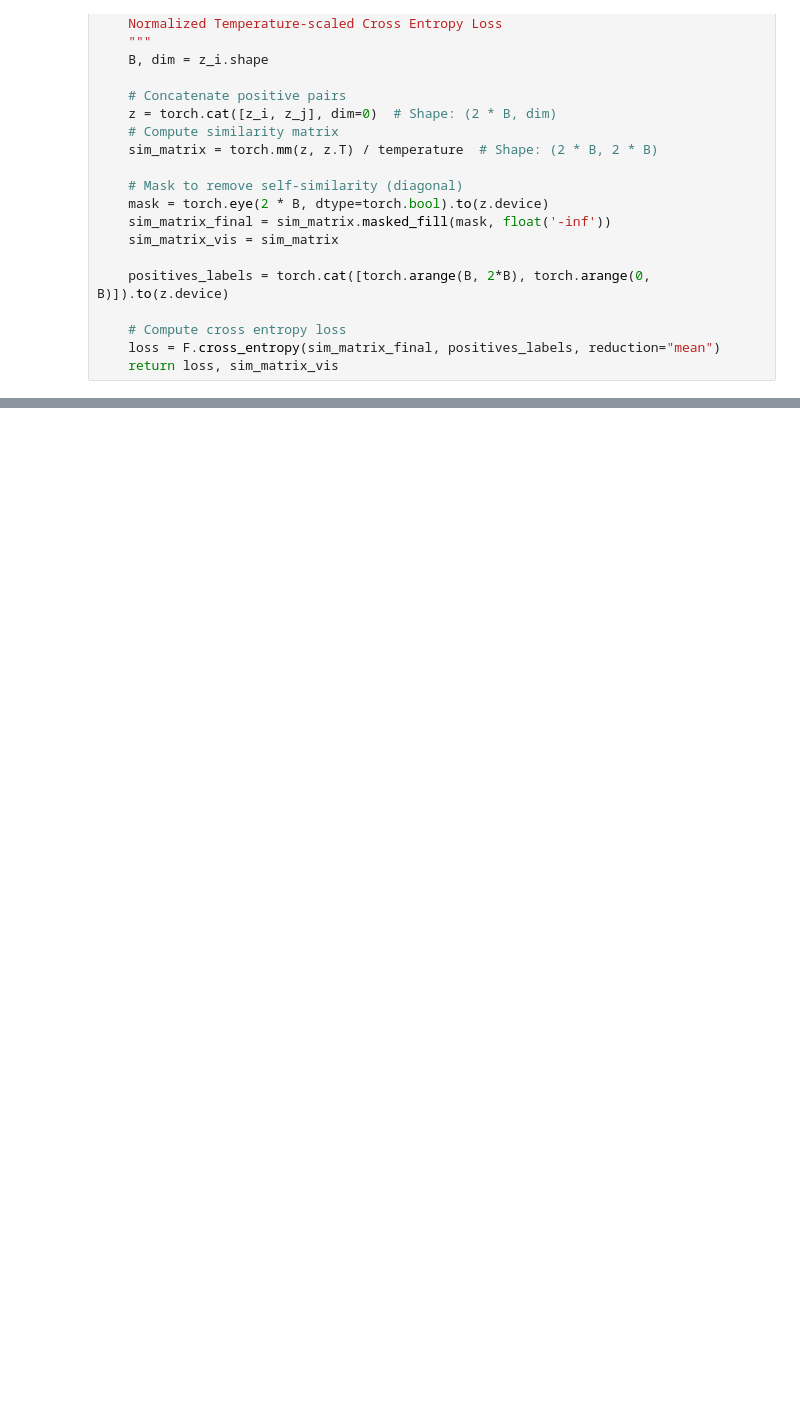
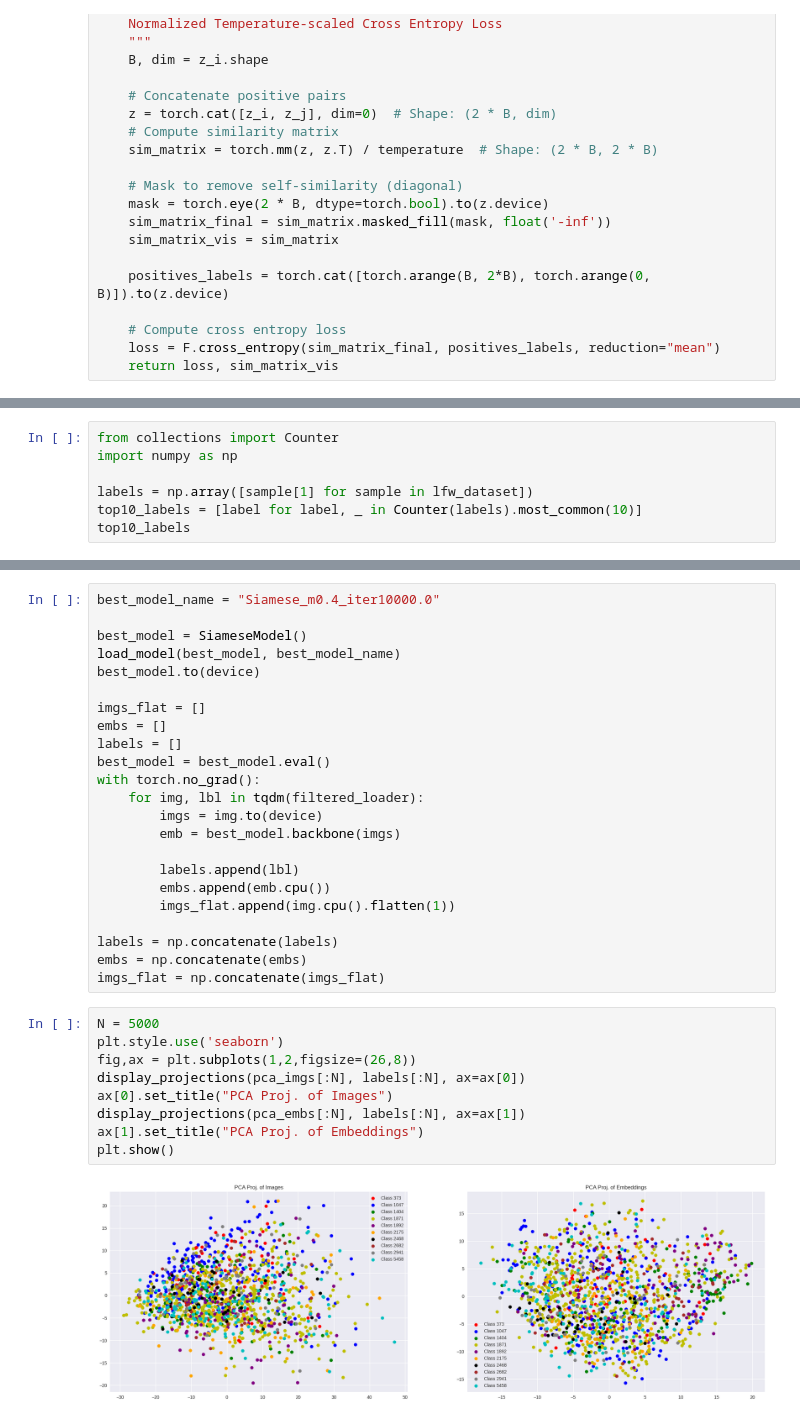
Before and after one commit to kel16/CudaLabTasksSS25, a Jupyter notebook: Session6/Solution6.ipynb, the cells around one changed output, grey strips where cells are left out. Cells and saved outputs as stored; diff of their text form; blank space fills up the shorter version.

Commit message:
SimCLR model training, comparison, extra point

```diff
--- a/Session6/Solution6.ipynb
+++ b/Session6/Solution6.ipynb
@@ -367,0 +409,7 @@ Epoch 5 complete. Average Loss: 4.1204
+# %%
+from collections import Counter
+import numpy as np
+
+labels = np.array([sample[1] for sample in lfw_dataset])
+top10_labels = [label for label, _ in Counter(labels).most_common(10)]
+top10_labels
@@ -367,0 +440,34 @@ Epoch 5 complete. Average Loss: 4.1204
+# %%
+best_model_name = "Siamese_m0.4_iter10000.0"
+
+best_model = SiameseModel()
+load_model(best_model, best_model_name)
+best_model.to(device)
+
+imgs_flat = []
+embs = []
+labels = []
+best_model = best_model.eval()
+with torch.no_grad():
+    for img, lbl in tqdm(filtered_loader):
+        imgs = img.to(device)
+        emb = best_model.backbone(imgs)
+
+        labels.append(lbl)
+        embs.append(emb.cpu())
+        imgs_flat.append(img.cpu().flatten(1))
+
+labels = np.concatenate(labels)
+embs = np.concatenate(embs)
+imgs_flat = np.concatenate(imgs_flat)
+# %%
+N = 5000
+plt.style.use('seaborn')
+fig,ax = plt.subplots(1,2,figsize=(26,8))
+display_projections(pca_imgs[:N], labels[:N], ax=ax[0])
+ax[0].set_title("PCA Proj. of Images")
+display_projections(pca_embs[:N], labels[:N], ax=ax[1])
+ax[1].set_title("PCA Proj. of Embeddings")
+plt.show()
+# %% [output]
+[figure, added]
```
Also changed, not shown: parts of 24 cells of this notebook, 13 other files.
